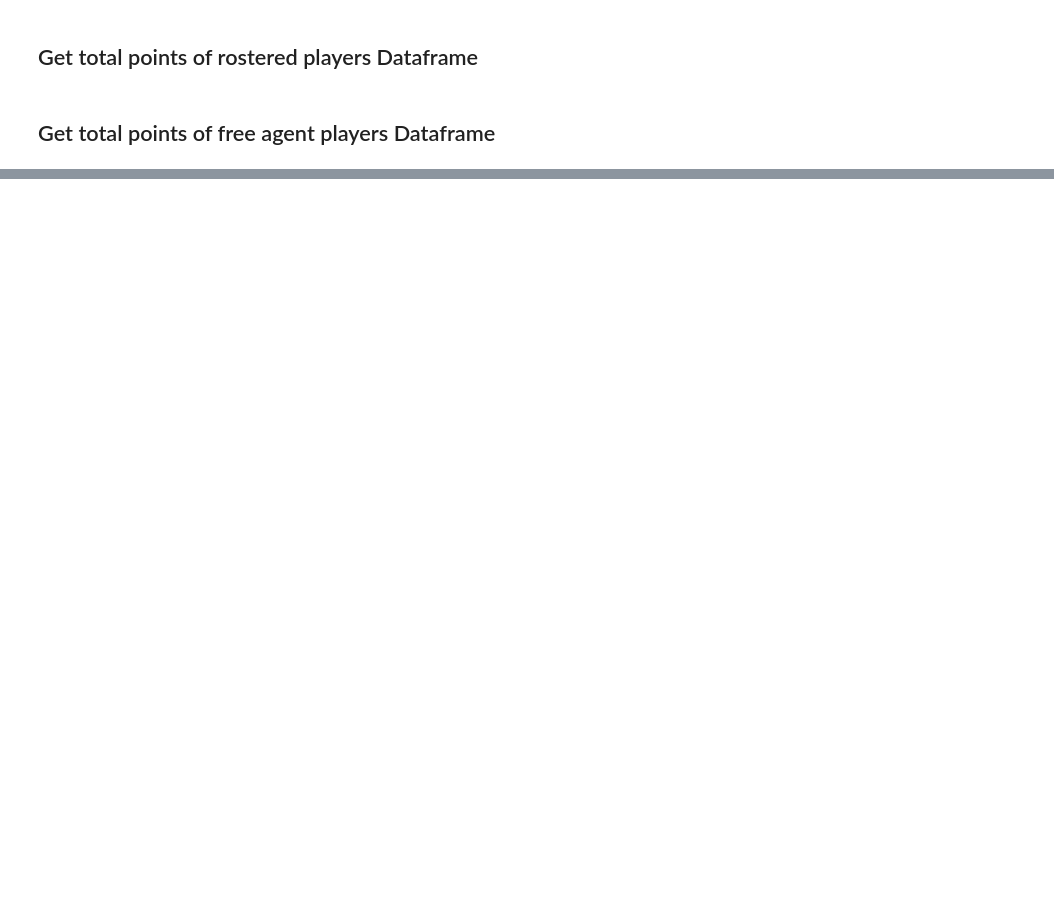
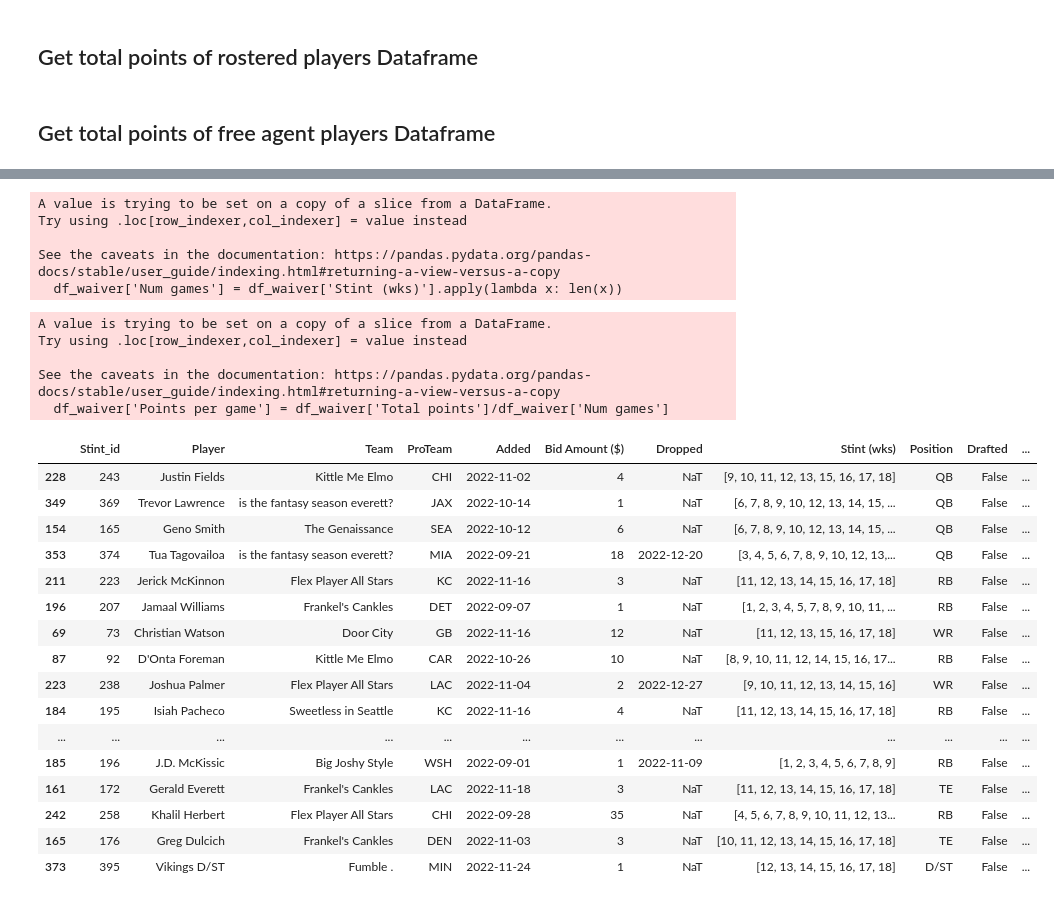
Before and after one commit to jon-cheng/espnff, a Jupyter notebook: notebooks/2023-02-28_FF_nb.ipynb, the cells around one changed output, grey strips where cells are left out. Cells and saved outputs as stored; diff of their text form; code cells hidden in the pictures; blank space fills up the shorter version.

Commit message:
built index.html

```diff
--- a/notebooks/2023-02-28_FF_nb.ipynb
+++ b/notebooks/2023-02-28_FF_nb.ipynb
@@ -104,0 +398,2 @@ df_rostered = ff.build_df_rostered(league)
+# %%
+df_waiver = df_stints[~df_stints['Drafted']]
@@ -104,0 +416,38 @@ df_rostered = ff.build_df_rostered(league)
+# %%
+df_waiver['Num games'] = df_waiver['Stint (wks)'].apply(lambda x: len(x))
+# %% [output]
+A value is trying to be set on a copy of a slice from a DataFrame.
+Try using .loc[row_indexer,col_indexer] = value instead
+
+See the caveats in the documentation: https://pandas.pydata.org/pandas-docs/stable/user_guide/indexing.html#returning-a-view-versus-a-copy
+  df_waiver['Num games'] = df_waiver['Stint (wks)'].apply(lambda x: len(x))
+# %%
+df_waiver['Points per game'] = df_waiver['Total points']/df_waiver['Num games']
+# %% [output]
+A value is trying to be set on a copy of a slice from a DataFrame.
+Try using .loc[row_indexer,col_indexer] = value instead
+
+See the caveats in the documentation: https://pandas.pydata.org/pandas-docs/stable/user_guide/indexing.html#returning-a-view-versus-a-copy
+  df_waiver['Points per game'] = df_waiver['Total points']/df_waiver['Num games']
+# %%
+df_waiver = df_waiver[df_waiver['Num games']>=7]
+# %%
+df_waiver.sort_values(by=['Points per game'],ascending=False)
+# %% [output]
+|  | Stint_id | Player | Team | ProTeam | Added | Bid Amount ($) | Dropped | Stint (wks) | Position | Drafted | ... |
+| 228 | 243 | Justin Fields | Kittle Me Elmo | CHI | 2022-11-02 | 4 | NaT | [9, 10, 11, 12, 13, 15, 16, 17, 18] | QB | False | ... |
+| 349 | 369 | Trevor Lawrence | is the fantasy season everett? | JAX | 2022-10-14 | 1 | NaT | [6, 7, 8, 9, 10, 12, 13, 14, 15, ... | QB | False | ... |
+| 154 | 165 | Geno Smith | The Genaissance | SEA | 2022-10-12 | 6 | NaT | [6, 7, 8, 9, 10, 12, 13, 14, 15, ... | QB | False | ... |
+| 353 | 374 | Tua Tagovailoa | is the fantasy season everett? | MIA | 2022-09-21 | 18 | 2022-12-20 | [3, 4, 5, 6, 7, 8, 9, 10, 12, 13,... | QB | False | ... |
+| 211 | 223 | Jerick McKinnon | Flex Player All Stars | KC | 2022-11-16 | 3 | NaT | [11, 12, 13, 14, 15, 16, 17, 18] | RB | False | ... |
+| 196 | 207 | Jamaal Williams | Frankel's Cankles | DET | 2022-09-07 | 1 | NaT | [1, 2, 3, 4, 5, 7, 8, 9, 10, 11, ... | RB | False | ... |
+| 69 | 73 | Christian Watson | Door City | GB | 2022-11-16 | 12 | NaT | [11, 12, 13, 15, 16, 17, 18] | WR | False | ... |
+| 87 | 92 | D'Onta Foreman | Kittle Me Elmo | CAR | 2022-10-26 | 10 | NaT | [8, 9, 10, 11, 12, 14, 15, 16, 17... | RB | False | ... |
+| 223 | 238 | Joshua Palmer | Flex Player All Stars | LAC | 2022-11-04 | 2 | 2022-12-27 | [9, 10, 11, 12, 13, 14, 15, 16] | WR | False | ... |
+| 184 | 195 | Isiah Pacheco | Sweetless in Seattle | KC | 2022-11-16 | 4 | NaT | [11, 12, 13, 14, 15, 16, 17, 18] | RB | False | ... |
+| ... | ... | ... | ... | ... | ... | ... | ... | ... | ... | ... | ... |
+| 185 | 196 | J.D. McKissic | Big Joshy Style | WSH | 2022-09-01 | 1 | 2022-11-09 | [1, 2, 3, 4, 5, 6, 7, 8, 9] | RB | False | ... |
+| 161 | 172 | Gerald Everett | Frankel's Cankles | LAC | 2022-11-18 | 3 | NaT | [11, 12, 13, 14, 15, 16, 17, 18] | TE | False | ... |
+| 242 | 258 | Khalil Herbert | Flex Player All Stars | CHI | 2022-09-28 | 35 | NaT | [4, 5, 6, 7, 8, 9, 10, 11, 12, 13... | RB | False | ... |
+| 165 | 176 | Greg Dulcich | Frankel's Cankles | DEN | 2022-11-03 | 3 | NaT | [10, 11, 12, 13, 14, 15, 16, 17, 18] | TE | False | ... |
+| 373 | 395 | Vikings D/ST | Fumble . | MIN | 2022-11-24 | 1 | NaT | [12, 13, 14, 15, 16, 17, 18] | D/ST | False | ... |
```
Also changed, not shown: parts of 174 cells of this notebook, 3 other files.
